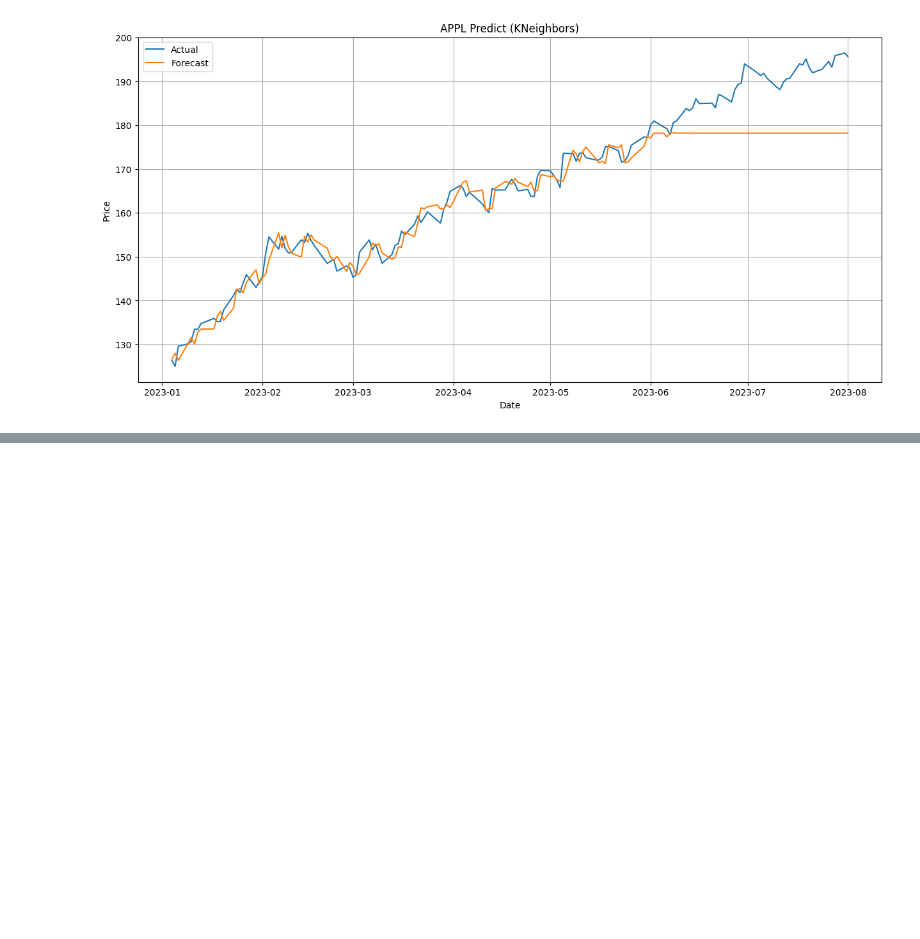
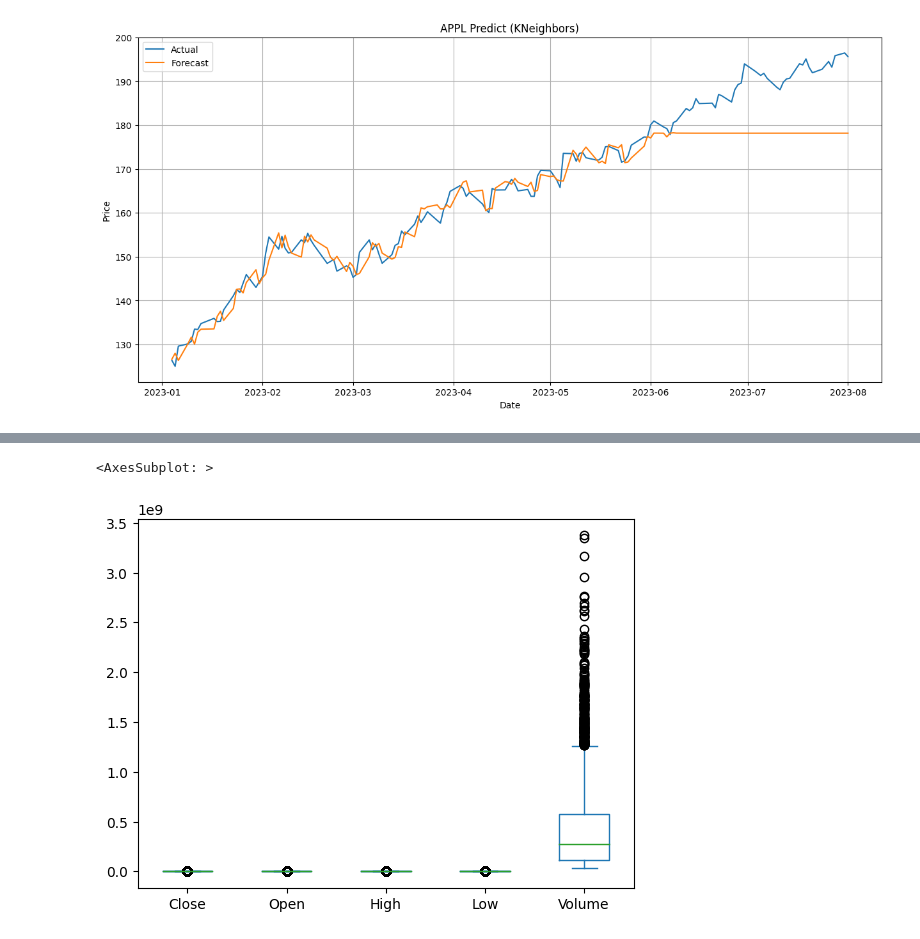
Before and after one commit to HaseongJung/stock-forecasting, a Jupyter notebook: stockPredict.ipynb, the cells around one changed output, grey strips where cells are left out. Saved outputs shown, nothing was run; the diff lists cells and outputs as text; code cells hidden in the pictures; blank space fills up the shorter version.

```diff
--- a/stockPredict.ipynb
+++ b/stockPredict.ipynb
@@ -453,0 +583,3 @@ R^2:           0.8742466915499872
+# %%
+appl3 = pd.read_csv("data/AAPL3.csv")
+appl3
@@ -453,0 +588,3 @@ R^2:           0.8742466915499872
+# %%
+appl3 = appl3.drop("Adj Close", axis=1)
+appl3
@@ -453,0 +619,4 @@ R^2:           0.8742466915499872
+# %%
+appl3["Date"] = pd.to_datetime(appl3["Date"])
+appl3 = appl3.set_index("Date")
+appl3
@@ -453,0 +638,2 @@ R^2:           0.8742466915499872
+# %%
+appl3 = appl3[["Close", "Open", "High", "Low", "Volume"]]
@@ -453,0 +652,5 @@ R^2:           0.8742466915499872
+# %%
+appl3.plot.box()
+# %% [output]
+<AxesSubplot: >
+[figure, added]
```
Also changed, not shown: parts of 55 cells of this notebook, 2 other files.
